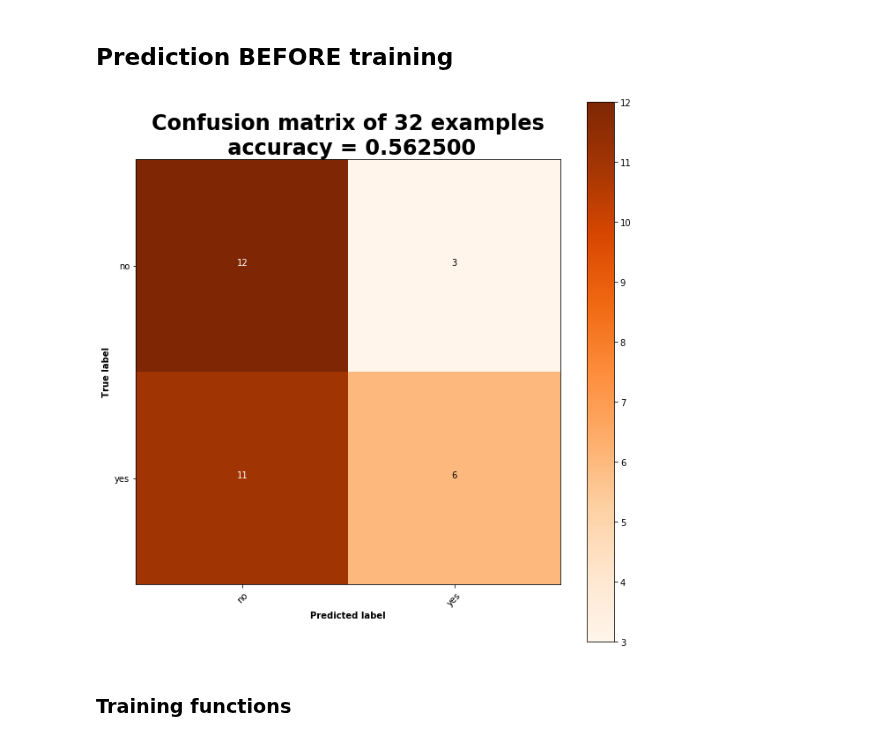
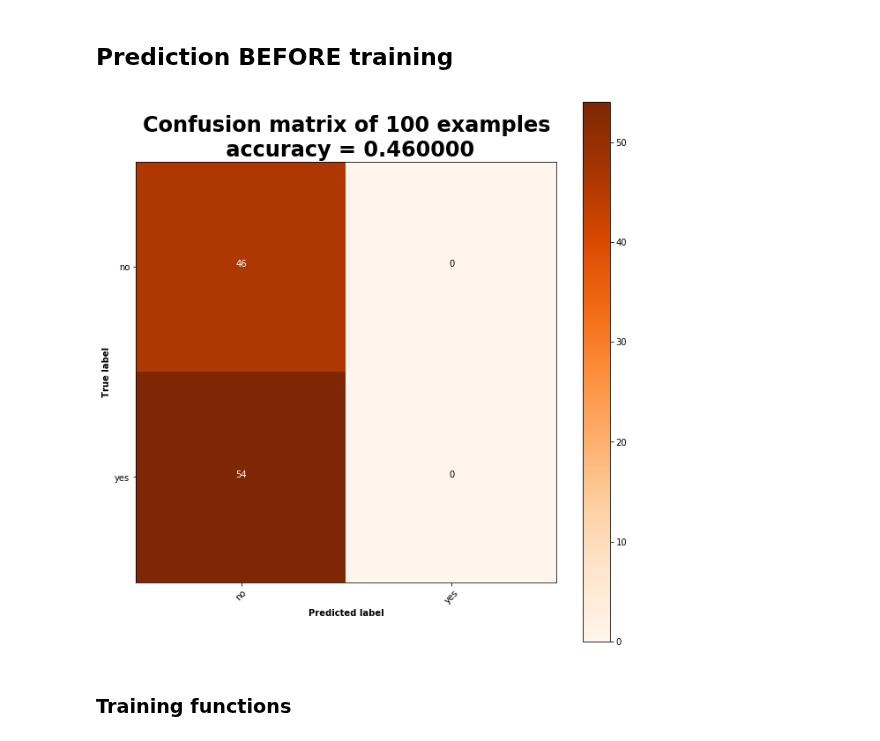
Before and after one commit to felipessalvatore/ContraQA, a Jupyter notebook: AddModel_cat_b3.ipynb, the cells around one changed output. Saved outputs shown, nothing was run; the diff lists cells and outputs as text; code cells hidden in the pictures.

```diff
--- a/AddModel_cat_b3.ipynb
+++ b/AddModel_cat_b3.ipynb
@@ -680,25 +684,25 @@ print(example_t)
 # %% [markdown]
 ## Prediction BEFORE training
 # %%
-n_iters = 32
+n_iters = 100
 training_pairs_little = [random.choice(train_triples_t) for i in range(n_iters)]
 predictions = []
 labels = []
 
 for i in range(n_iters):
     s1, s2, label = training_pairs_little[i]
     pred = addmodel.predict(s1, s2)
     label = label.item()
     pred = pred.item()
     predictions.append(pred)
     labels.append(label)
 
 plot_confusion_matrix(labels,
                       predictions,
                       classes=["no", "yes"],
                       path="confusion_matrix.png")
 # %% [output]
-[figure, old version]
+[figure, new version]
 # %% [markdown]
 ### Training functions
 # %%
```
Also changed, not shown: parts of 7 cells of this notebook.
